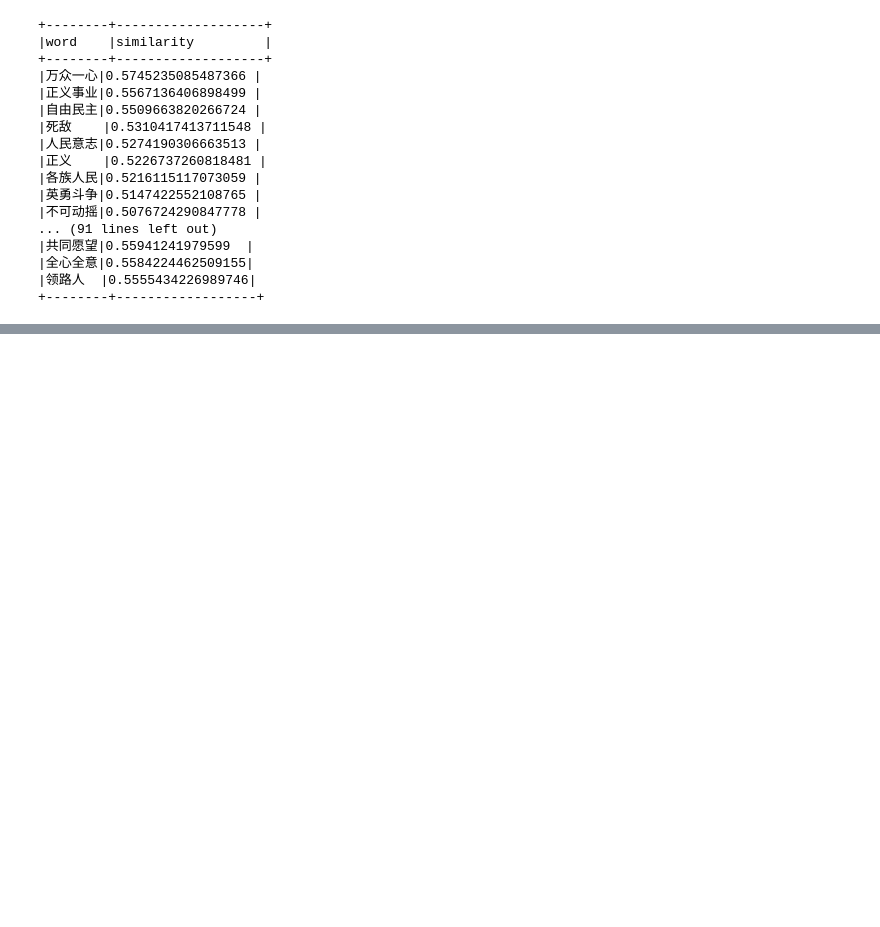
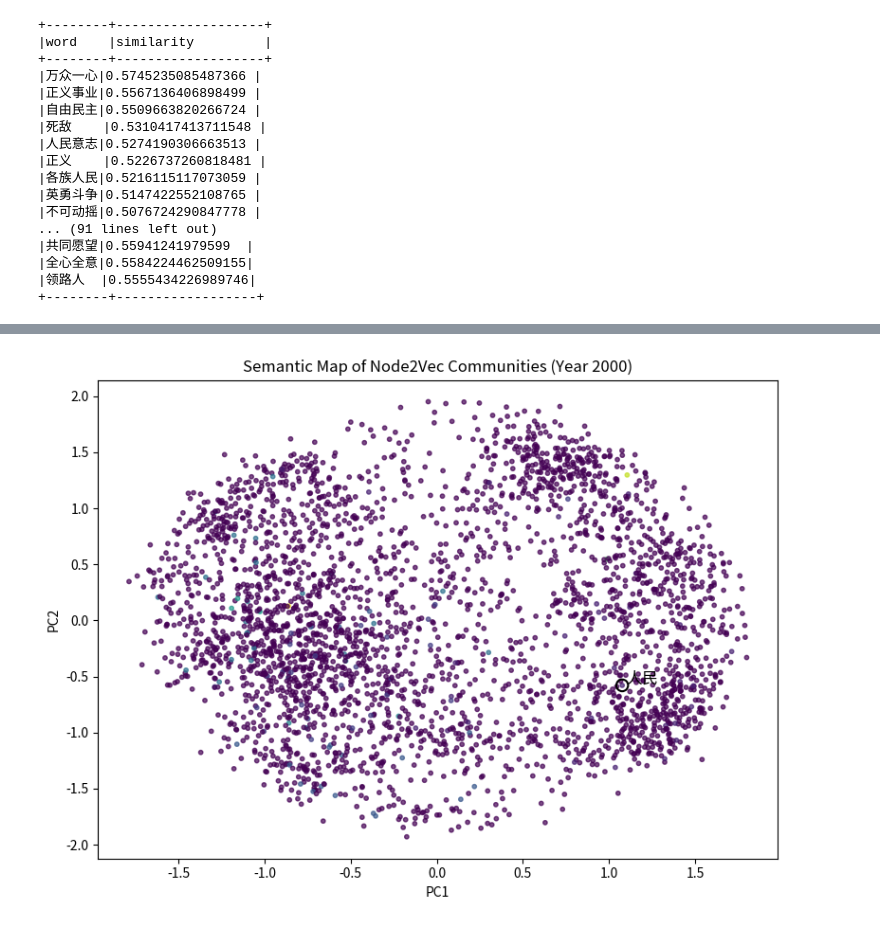
Before and after one commit to JairusJia/thesis, a Jupyter notebook: Yearly_word2vec.ipynb, the cells around one changed output, grey strips where cells are left out. Drawn from its saved outputs; the diff is of its cells as text; code cells hidden in the pictures; blank space fills up the shorter version.

```diff
--- a/Yearly_word2vec.ipynb
+++ b/Yearly_word2vec.ipynb
@@ -225,0 +870,93 @@ for y in [1950, 1978, 1992, 2008, 2018]:
+# %%
+def build_fixed_vocab_for_year(year: int):
+    """
+    Use a fixed political vocab across all years.
+    Only keep words that exist in this year's Word2Vec vocab.
+    """
+    model_path = f"{BASE_MODEL_DIR}/year={year}"
+    w2v_model = Word2VecModel.load(model_path)
+    vecs_df = w2v_model.getVectors()
+
+    vocab = (
+        vecs_df
+        .filter(F.col("word").isin(POLITICAL_VOCAB))
+        .select("word")
+        .rdd.map(lambda r: r["word"])
+        .collect()
+    )
+
+    return sorted(vocab)
+# %%
+import numpy as np
+import matplotlib.pyplot as plt
+from sklearn.decomposition import PCA
+
+# ---- 1. 指定年份 ----
+YEAR = 2000  # 改成你想看的年份
+
+# ---- 2. 读取这一年的图 G + 做社区检测 ----
+# 如果你手头已经有 G_year，可以直接用；否则再建一次：
+vocab_year = build_fixed_vocab_for_year(YEAR)
+G_year, words_year = build_semantic_graph_for_year(YEAR, vocab_year)
+
+comms, node2comm, renmin_comm_nodes = detect_communities_and_get_target(G_year, target="人民")
+
+# ---- 3. 读取这一年的 Node2Vec 向量，并加上 community 标签 ----
+n2v_df = spark.read.parquet(f"{N2V_OUT_BASE}/year={YEAR}")
+n2v_with_comm = add_community_labels_to_embeddings(n2v_df, node2comm)
+
+# 转成 pandas，准备做 PCA 和画图
+pdf = n2v_with_comm.toPandas()
+
+# 有些孤立点可能 community 是 NaN，先填一个默认值
+pdf["community"] = pdf["community"].fillna(-1).astype(int)
+
+# ---- 4. PCA 降维到 2D ----
+X = np.vstack(pdf["n2v_vector"].values)  # shape: (N, dim)
+pca = PCA(n_components=2, random_state=42)
+coords = pca.fit_transform(X)
+
+pdf["PC1"] = coords[:, 0]
+pdf["PC2"] = coords[:, 1]
+
+# ---- 5. 画图：按社区着色，并高亮“人民” ----
+plt.figure(figsize=(8, 6))
+
+# 普通节点：按 community 着色
+scatter = plt.scatter(
+    pdf["PC1"],
+    pdf["PC2"],
+    c=pdf["community"],
+    s=10,
+    alpha=0.7
+)
+
+# 高亮“人民”
+mask_renmin = (pdf["word"] == "人民")
+plt.scatter(
+    pdf.loc[mask_renmin, "PC1"],
+    pdf.loc[mask_renmin, "PC2"],
+    s=80,
+    edgecolors="black",
+    facecolors="none",
+    linewidths=1.5
+)
+
+# 给“人民”打标签
+for _, row in pdf[mask_renmin].iterrows():
+    plt.text(
+        row["PC1"] + 0.02,
+        row["PC2"] + 0.02,
+        row["word"],
+        fontsize=12,
+        weight="bold"
+    )
+
+plt.title(f"Semantic Map of Node2Vec Communities (Year {YEAR})")
+plt.xlabel("PC1")
+plt.ylabel("PC2")
+
+plt.tight_layout()
+plt.show()
+# %% [output]
+[figure, added]
```
Also changed, not shown: parts of 19 cells of this notebook, 2 other files.
